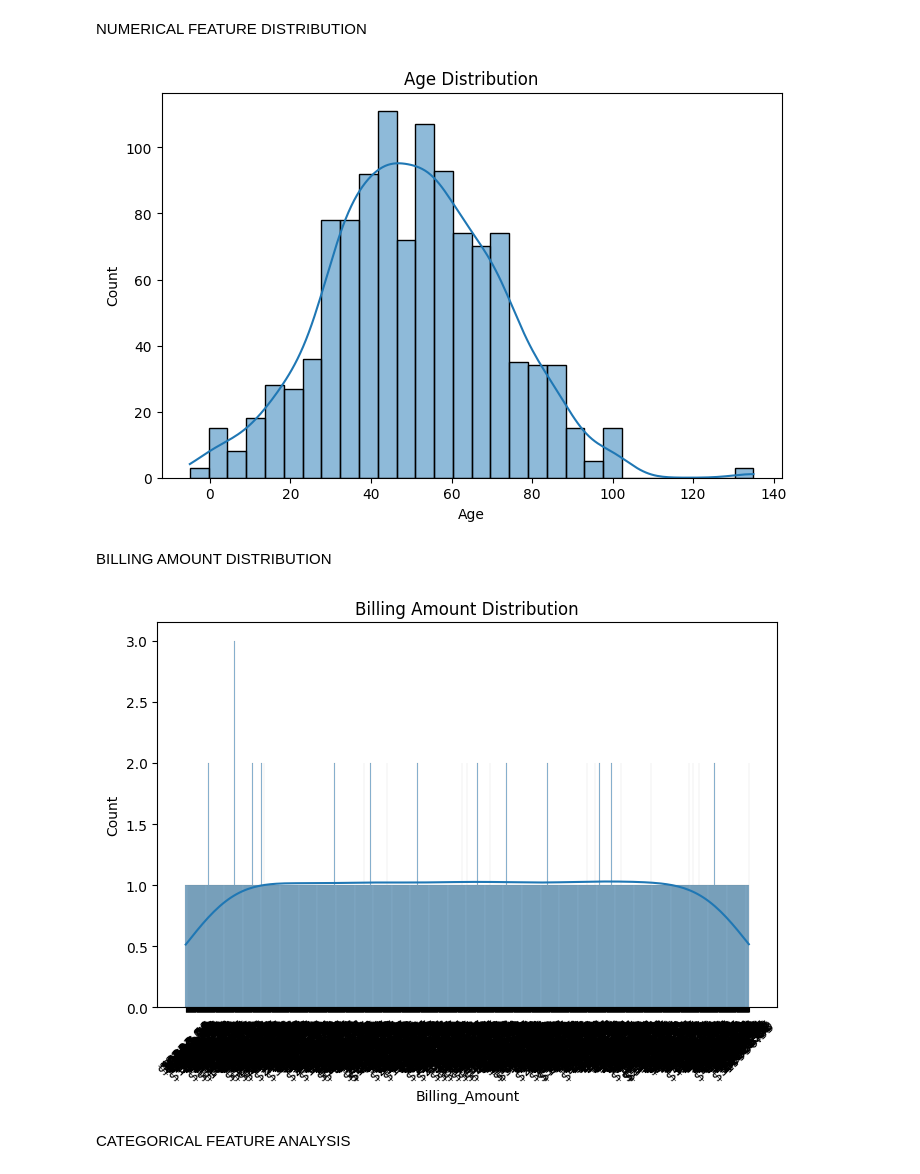
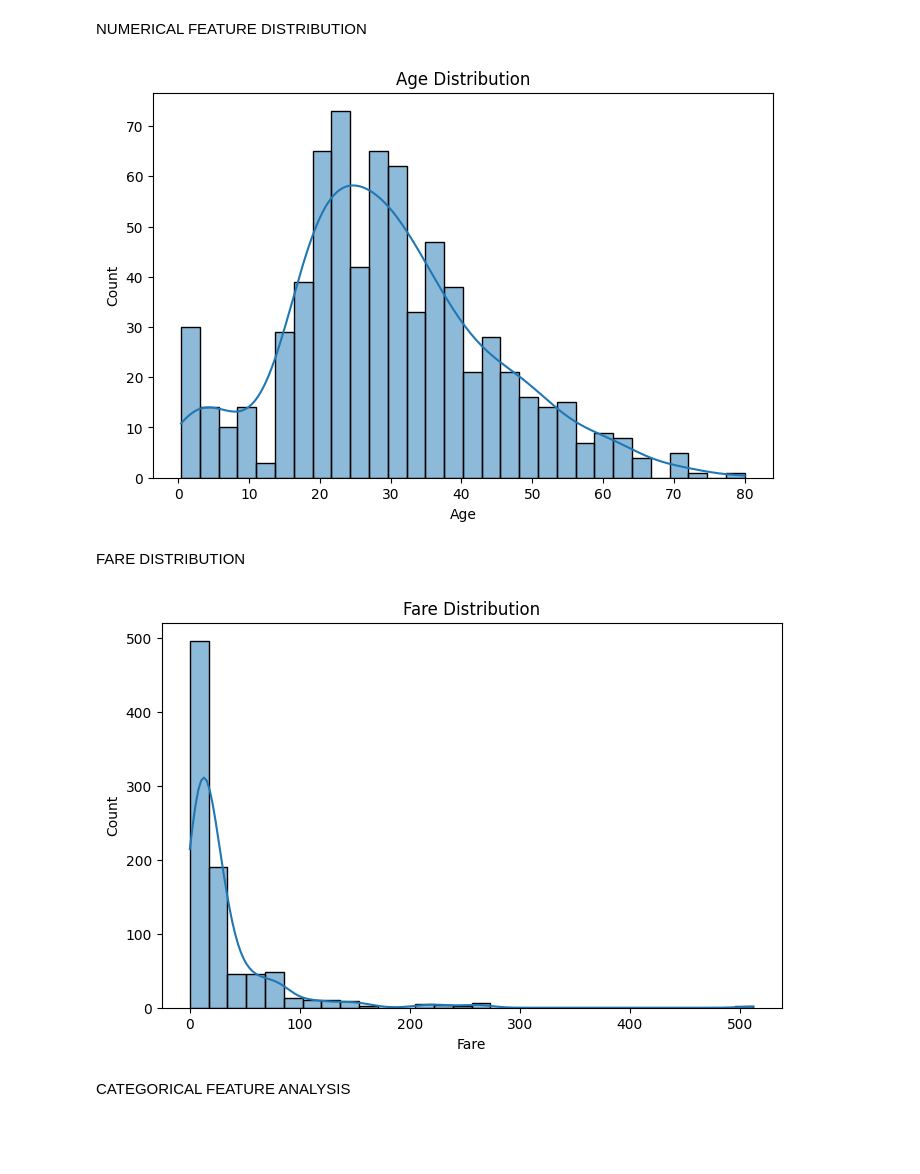
Before and after one commit to celina-sharma/LaunchTask, a Jupyter notebook: Week6/ML-Task/src/notebooks/EDA.ipynb, the cells around one changed output. Drawn from its saved outputs; the diff is of its cells as text; code cells hidden in the pictures; blank space fills up the shorter version.

```diff
--- a/Week6/ML-Task/src/notebooks/EDA.ipynb
+++ b/Week6/ML-Task/src/notebooks/EDA.ipynb
@@ -5,6 +5,6 @@ import pandas as pd
 import matplotlib.pyplot as plt
 import seaborn as sns
 
-df = pd.read_csv("../data/raw/hospital_admissions_dirty.csv")
+df = pd.read_csv("../data/raw/titanic.csv")
 df.head()
 # %% [output]
@@ -112,19 +109,22 @@ NUMERICAL FEATURE DISTRIBUTION
 plt.figure(figsize=(8,5))
 sns.histplot(df["Age"], bins=30, kde=True)
 plt.title("Age Distribution")
+plt.xlabel("Age")
+plt.ylabel("Count")
 plt.show()
 # %% [output]
-[figure, old version]
+[figure, new version]
 # %% [markdown]
-BILLING AMOUNT DISTRIBUTION
+FARE DISTRIBUTION
 # %%
 plt.figure(figsize=(8,5))
-sns.histplot(df["Billing_Amount"], bins=30, kde=True)
-plt.title("Billing Amount Distribution")
-plt.xticks(rotation=45)
+sns.histplot(df["Fare"], bins=30, kde=True)
+plt.title("Fare Distribution")
+plt.xlabel("Fare")
+plt.ylabel("Count")
 plt.show()
 # %% [output]
-[figure, old version]
+[figure, new version]
 # %% [markdown]
 CATEGORICAL FEATURE ANALYSIS
 # %%
```
Also changed, not shown: parts of 14 cells of this notebook, 33 other files.
